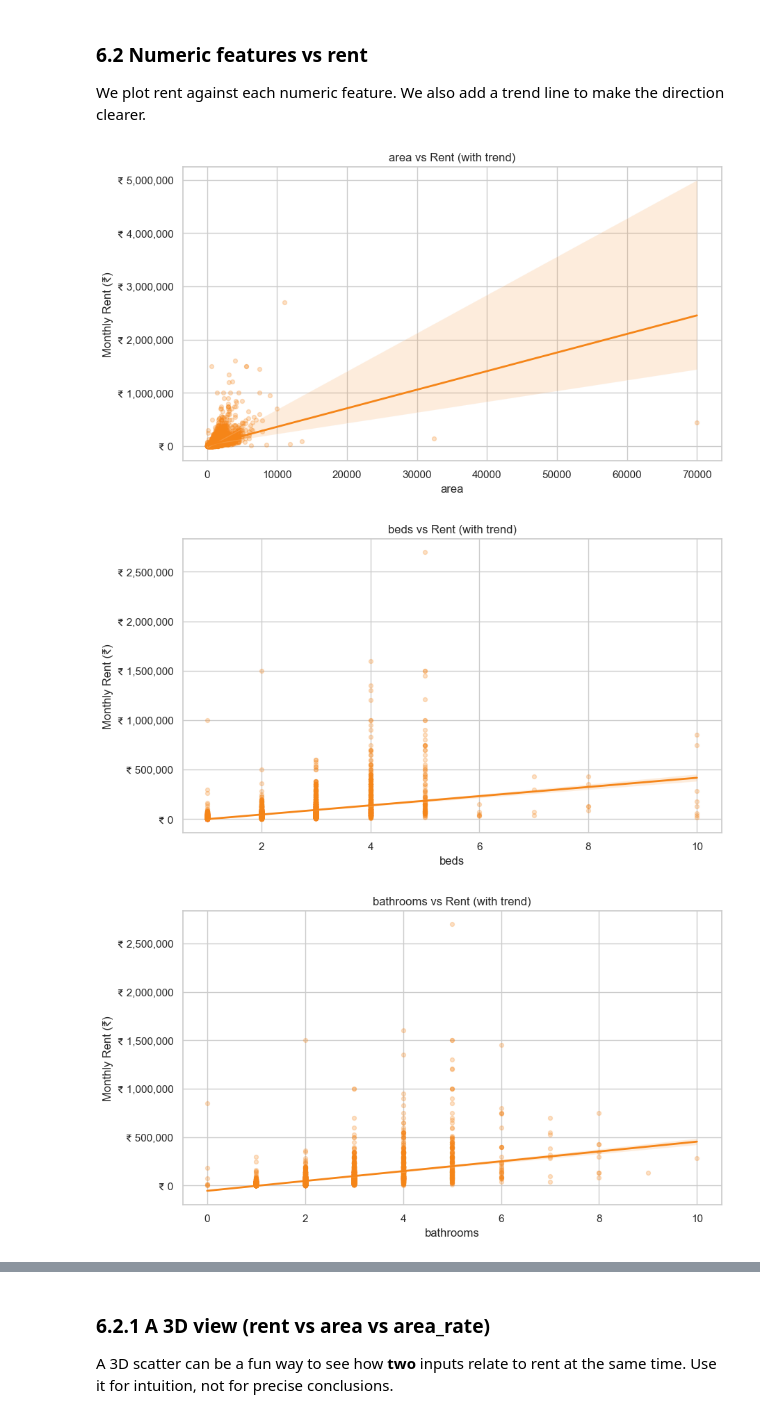
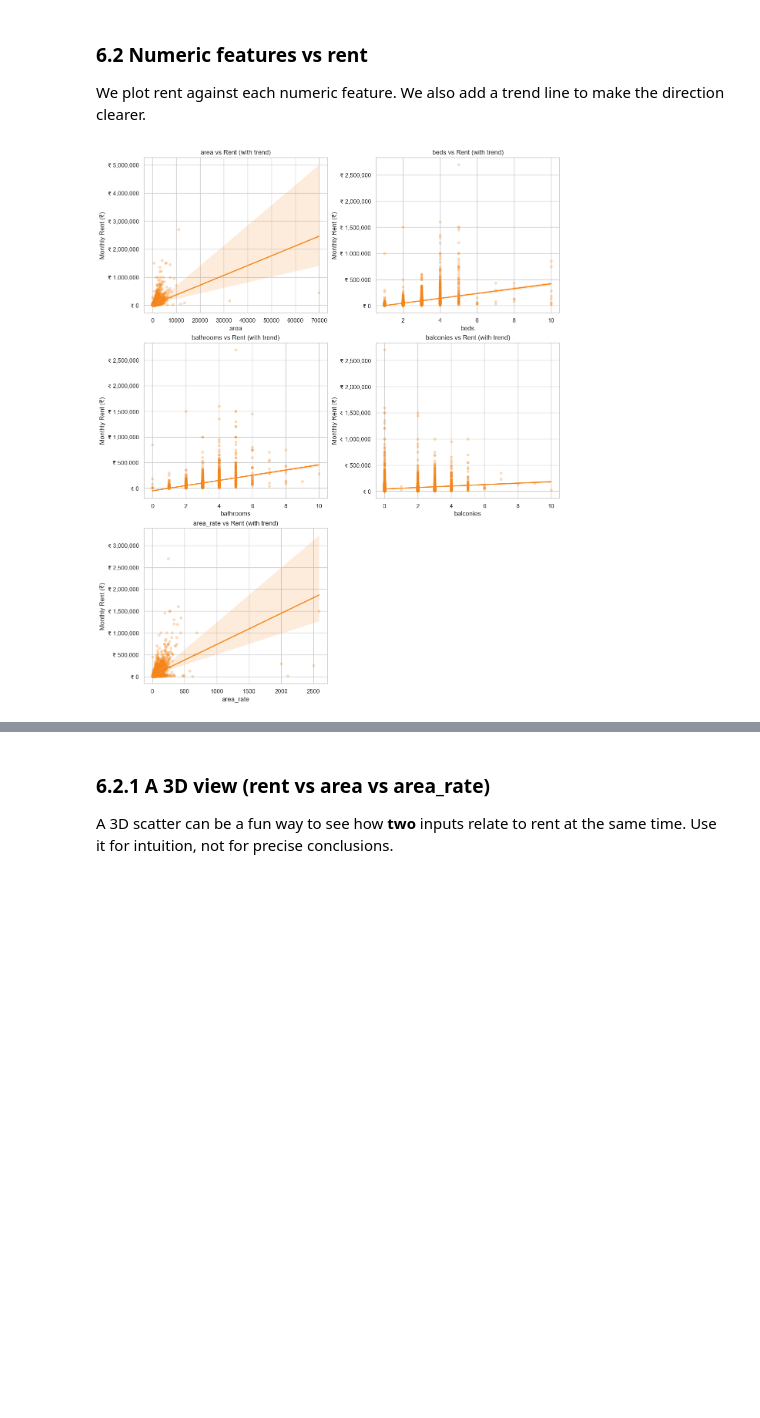
Before and after one commit to nvishnuprasad/ml-learning, a Jupyter notebook: regression/end_to_end_indian_house_rent_regression.ipynb, the cells around one changed output, grey strips where cells are left out. Saved outputs shown, nothing was run; the diff lists cells and outputs as text; code cells hidden in the pictures; blank space fills up the shorter version.

```diff
--- a/regression/end_to_end_indian_house_rent_regression.ipynb
+++ b/regression/end_to_end_indian_house_rent_regression.ipynb
@@ -347,25 +370,38 @@ plt.show()
 We plot rent against each numeric feature.
 We also add a trend line to make the direction clearer.
 # %%
+import numpy as np
+
 numeric_cols = ["area", "beds", "bathrooms", "balconies", "area_rate"]
 numeric_cols = [c for c in numeric_cols if c in df.columns]
 
-for col in numeric_cols:
-    plt.figure(figsize=(10, 5.5))
+# Plot in a grid to reduce scrolling
+n = len(numeric_cols)
+ncols = 2 if n > 1 else 1
+nrows = int(np.ceil(n / ncols))
+
+fig, axes = plt.subplots(nrows=nrows, ncols=ncols, figsize=(12, 4.8 * nrows), constrained_layout=True)
+axes = np.atleast_1d(axes).ravel()
+
+for ax, col in zip(axes, numeric_cols):
     sns.regplot(
         data=df,
         x=col,
         y="rent",
         scatter_kws={"alpha": 0.25, "s": 18},
         line_kws={"linewidth": 2},
-        color="#F58518"
+        color="#F58518",
+        ax=ax
     )
-    plt.gca().yaxis.set_major_formatter(inr_formatter)
-    plt.title(f"{col} vs Rent (with trend)")
-    plt.xlabel(col)
-    plt.ylabel("Monthly Rent (₹)")
-    plt.show()
+    ax.yaxis.set_major_formatter(inr_formatter)
+    ax.set_title(f"{col} vs Rent (with trend)")
+    ax.set_xlabel(col)
+    ax.set_ylabel("Monthly Rent (₹)")
+
+# Hide any unused axes
+for ax in axes[len(numeric_cols):]:
+    ax.set_visible(False)
+
+plt.show()
 # %% [output]
-[figure, old version]
+[figure, new version]
-[figure, removed]
-[figure, removed]
```
Also changed, not shown: parts of 20 cells of this notebook.
